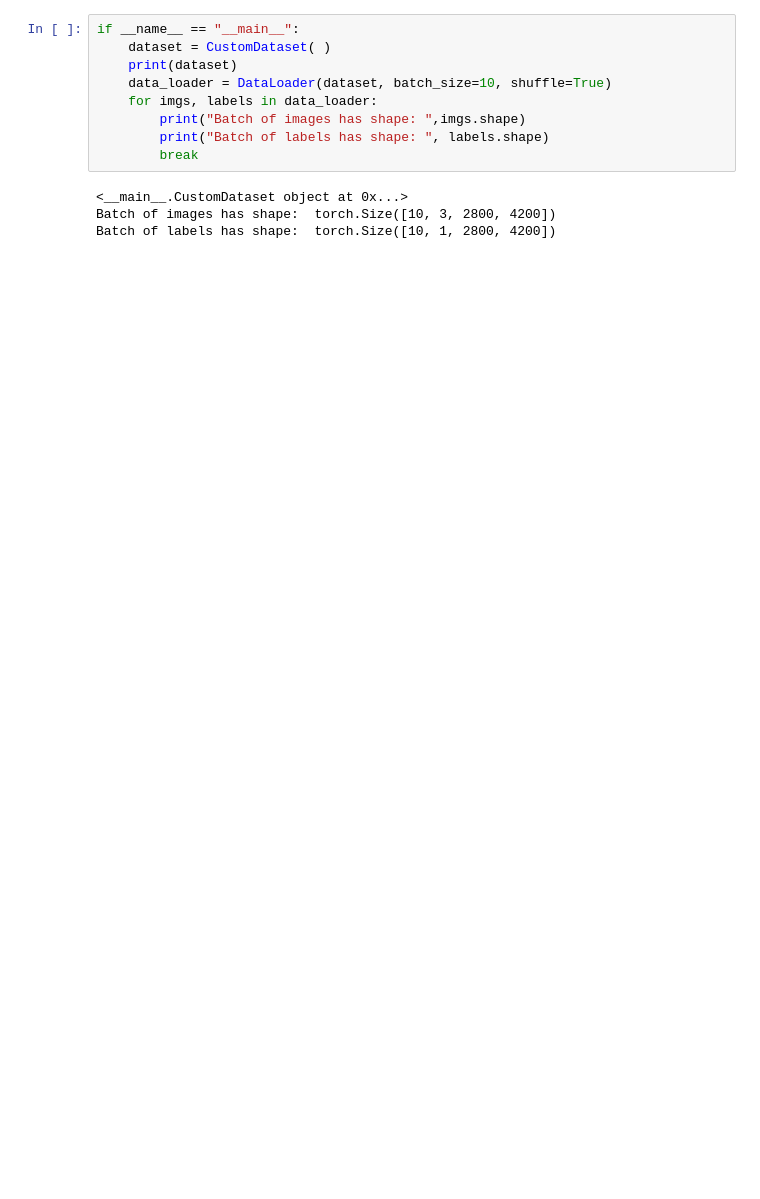
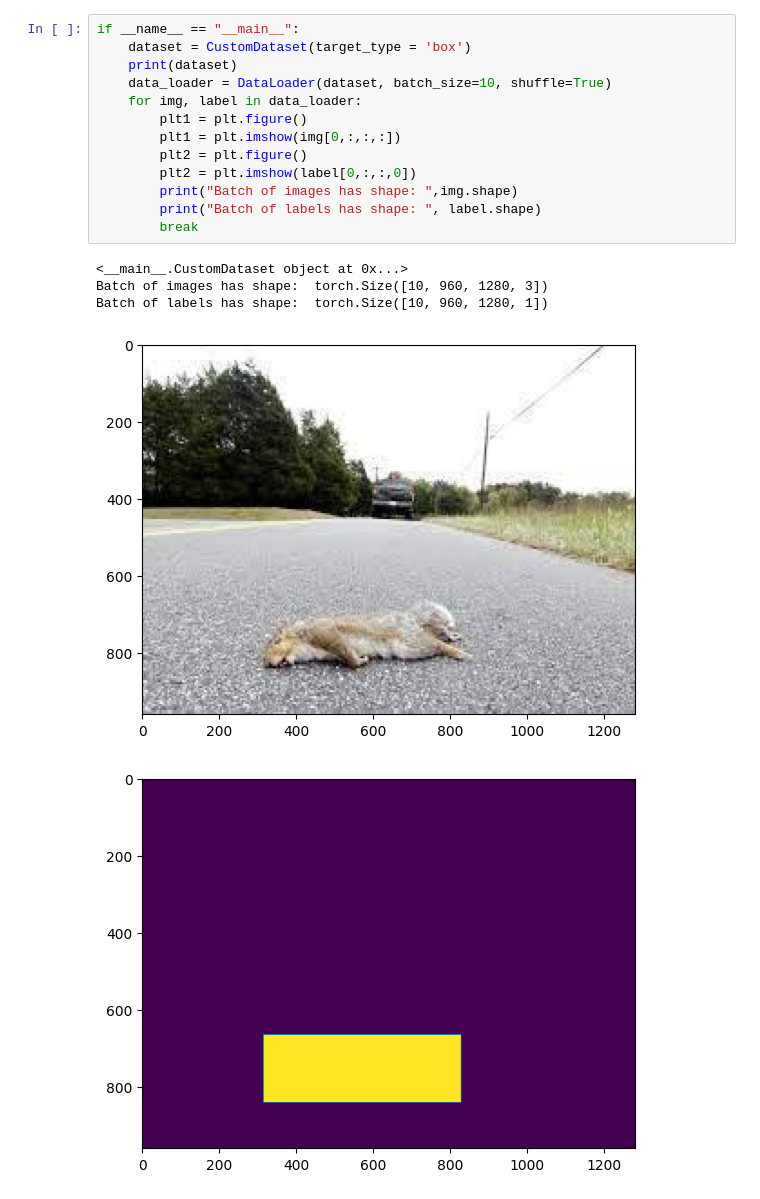
Before and after one commit to legendenomgeorg/roadkill_detection, a Jupyter notebook: dataloader.ipynb, the cells around one changed output. Cells and saved outputs as stored; diff of their text form; blank space fills up the shorter version.

```diff
--- a/dataloader.ipynb
+++ b/dataloader.ipynb
@@ -46,13 +93,19 @@ class CustomDataset(Dataset):
 # %%
 if __name__ == "__main__":
-    dataset = CustomDataset( )
+    dataset = CustomDataset(target_type = 'box')
     print(dataset)
     data_loader = DataLoader(dataset, batch_size=10, shuffle=True)
-    for imgs, labels in data_loader:
-        print("Batch of images has shape: ",imgs.shape)
-        print("Batch of labels has shape: ", labels.shape)
+    for img, label in data_loader:
+        plt1 = plt.figure()
+        plt1 = plt.imshow(img[0,:,:,:])
+        plt2 = plt.figure()
+        plt2 = plt.imshow(label[0,:,:,0])
+        print("Batch of images has shape: ",img.shape)
+        print("Batch of labels has shape: ", label.shape)
         break
 # %% [output]
 <__main__.CustomDataset object at 0x...>
-Batch of images has shape:  torch.Size([10, 3, 2800, 4200])
-Batch of labels has shape:  torch.Size([10, 1, 2800, 4200])
+Batch of images has shape:  torch.Size([10, 960, 1280, 3])
+Batch of labels has shape:  torch.Size([10, 960, 1280, 1])
+[figure, added]
+[figure, added]
```
Also changed, not shown: parts of 2 cells of this notebook.
